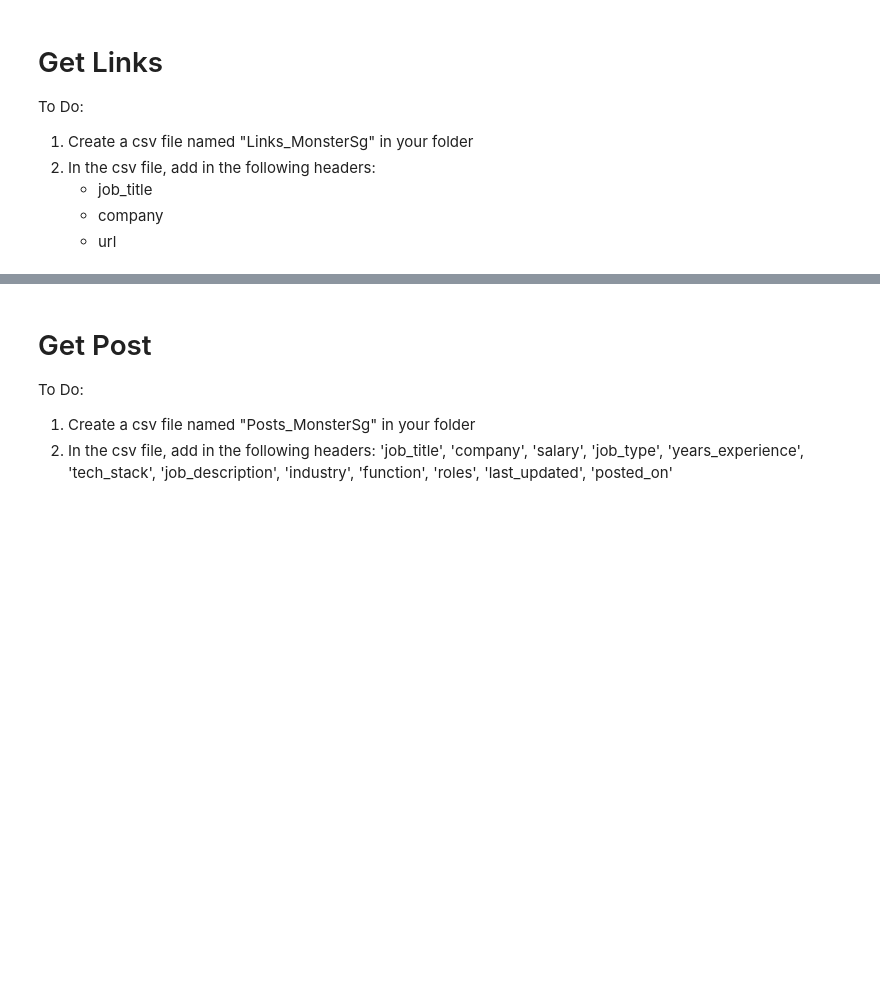
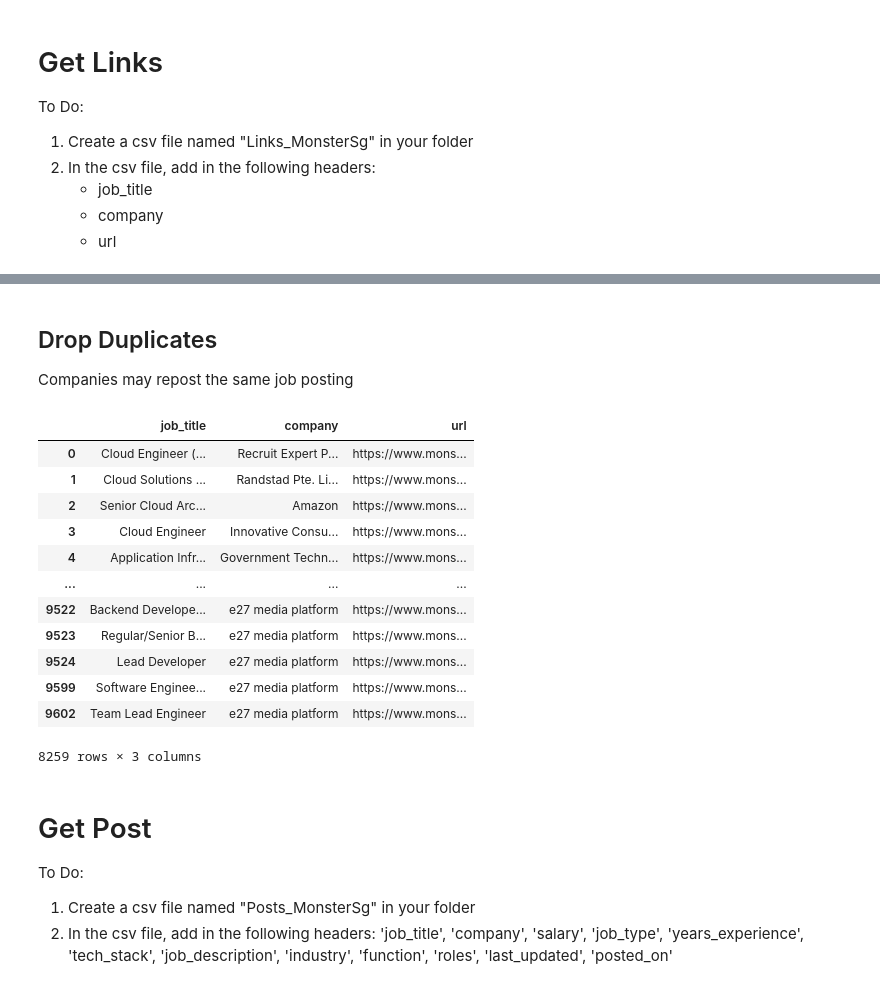
Before and after one commit to joshuawong96/job-posting-analysis, a Jupyter notebook: scraping/Monster Sg.ipynb, the cells around one changed output, grey strips where cells are left out. Drawn from its saved outputs; the diff is of its cells as text; code cells hidden in the pictures; blank space fills up the shorter version.

```diff
--- a/scraping/Monster Sg.ipynb
+++ b/scraping/Monster Sg.ipynb
@@ -132,3 +132,24 @@ page 57 done
 https://www.monster.com.sg/srp/results?start=1425&sort=1&limit=25&query=%22Cloud%20Computing%22&locations=Singapore&searchId=89523e9b-a41c-4c28-ae41-fa370f6a9ac4
 page 58 done
 https://www.monster.com.sg/srp/results?start=1450&sort=1&limit=25&query=%22Cloud%20Computing%22&locations=Singapore&searchId=89523e9b-a41c-4c28-ae41-fa370f6a9ac4
+# %% [markdown]
+## Drop Duplicates
+Companies may repost the same job posting
+# %%
+links_df = pd.read_csv('./Cloud_All Links_MonsterSg.csv')
+links_df.drop_duplicates(inplace=True)
+links_df
+# %% [output]
+|  | job_title | company | url |
+| 0 | Cloud Engineer (... | Recruit Expert P... | https://www.mons... |
+| 1 | Cloud Solutions ... | Randstad Pte. Li... | https://www.mons... |
+| 2 | Senior Cloud Arc... | Amazon | https://www.mons... |
+| 3 | Cloud Engineer | Innovative Consu... | https://www.mons... |
+| 4 | Application Infr... | Government Techn... | https://www.mons... |
+| ... | ... | ... | ... |
+| 9522 | Backend Develope... | e27 media platform | https://www.mons... |
+| 9523 | Regular/Senior B... | e27 media platform | https://www.mons... |
+| 9524 | Lead Developer | e27 media platform | https://www.mons... |
+| 9599 | Software Enginee... | e27 media platform | https://www.mons... |
+| 9602 | Team Lead Engineer | e27 media platform | https://www.mons... |
+8259 rows × 3 columns
```
Also changed, not shown: parts of 5 cells of this notebook, 4 other files.
